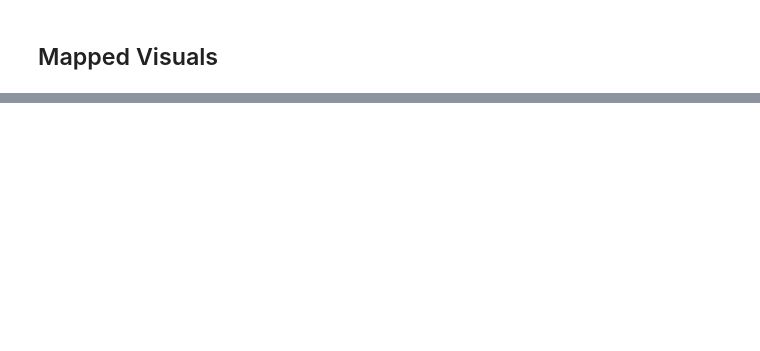
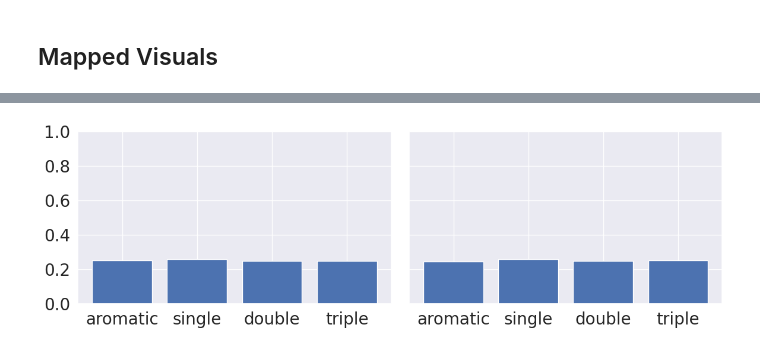
Before and after one commit to Tiny-Quant/GNN-EGG, a Jupyter notebook: results/MUTAG/GNNInterpreter_MUTAG.ipynb, the cells around one changed output, grey strips where cells are left out. Drawn from its saved outputs; the diff is of its cells as text; code cells hidden in the pictures; blank space fills up the shorter version.

```diff
--- a/results/MUTAG/GNNInterpreter_MUTAG.ipynb
+++ b/results/MUTAG/GNNInterpreter_MUTAG.ipynb
@@ -301,3 +338,14 @@ def vis_con_graph(
+# %%
+def compute_edge_probs(
+    cls_idx,
+    n_samples = 10,
+):
+    edges = torch.zeros(4)
+    for i in range(n_samples):
+        gen = run_GNNInterpreter(cls_idx)
+        edges += gen.edge_attr.sum(dim=0)
+
+    return edges / edges.sum()
 # %% [markdown]
 ## GED Intervals
 # %%
@@ -362,0 +438,29 @@ vis_con_graph(gen_gnnInterp, obs_ex1, obs_ex2, GED_fn, None)
+# %%
+edge_type_probs_0 = compute_edge_probs(0, 1000)
+
+edge_type_probs_1 = compute_edge_probs(1, 1000)
+
+# edge_type_probs_untrained = torch.softmax(
+#     generator_untrained.DisEdgeFeats[0].probs, dim=0)
+# edge_type_probs_untrained = edge_type_probs_untrained.detach().cpu().numpy()
+
+plot_indices = ['aromatic', 'single', 'double', 'triple']
+
+fig, axes = plt.subplots(1, 2, figsize=(12, 4), sharey=True)
+
+axes[1].bar(plot_indices, edge_type_probs_0)
+axes[0].bar(plot_indices, edge_type_probs_1)
+#axes[2].bar(plot_indices, edge_type_probs_untrained)
+
+#axes[1].set_title('Nonmutagen')
+#axes[0].set_title('Mutagen')
+#axes[2].set_title('Untrained')
+
+axes[1].tick_params(axis='both', which='major', labelsize=20)
+axes[0].tick_params(axis='both', which='major', labelsize=20)
+
+plt.ylim(0, 1)
+plt.tight_layout()
+plt.show()
+# %% [output]
+[figure, added]
```
Also changed, not shown: parts of 12 cells of this notebook.
